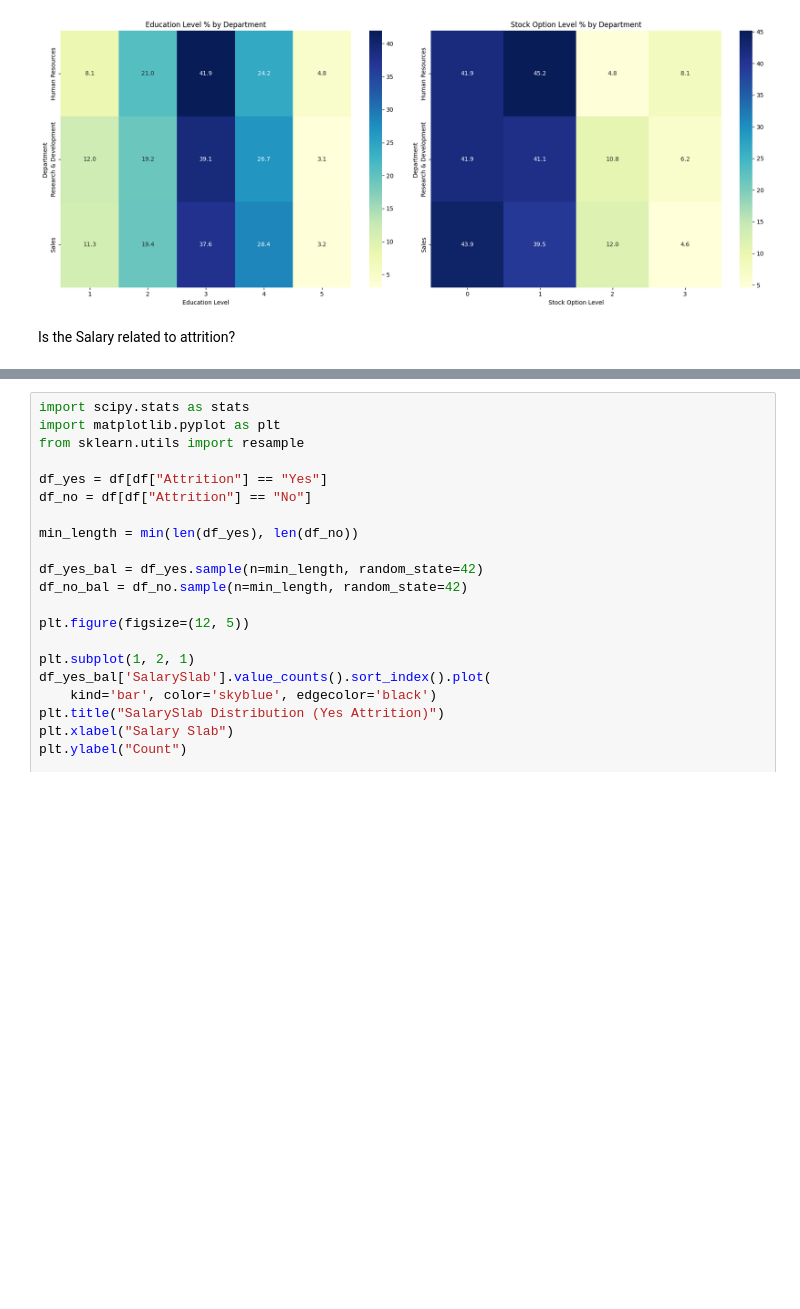
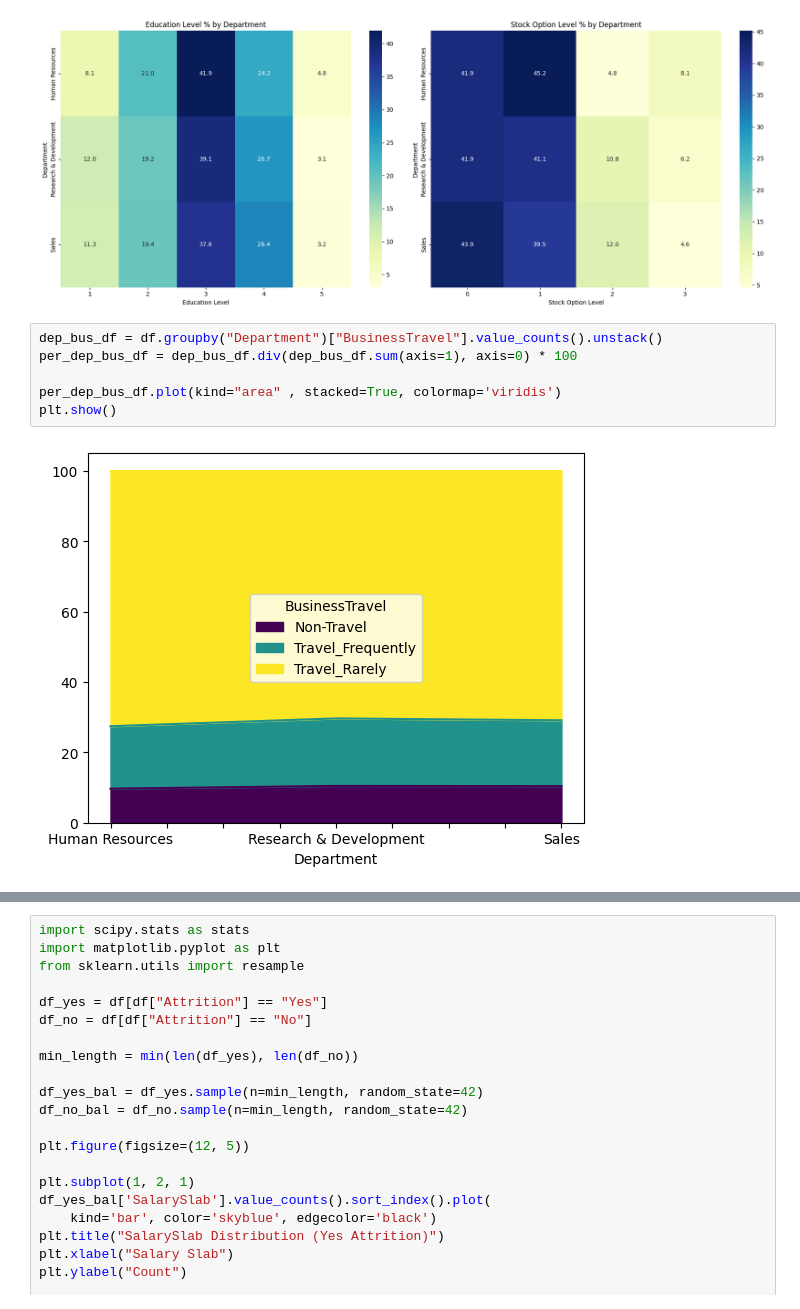
Before and after one commit to Seiflegnioui/Data-Humain_Resource_Analytics-, a Jupyter notebook: app.ipynb, the cells around one changed output, grey strips where cells are left out. Cells and saved outputs as stored; diff of their text form; blank space fills up the shorter version.

```diff
--- a/app.ipynb
+++ b/app.ipynb
@@ -235,5 +282,11 @@ plt.tight_layout()
 plt.show()
 # %% [output]
 [figure]
-# %% [markdown]
-Is the Salary related to attrition?
+# %%
+dep_bus_df = df.groupby("Department")["BusinessTravel"].value_counts().unstack()
+per_dep_bus_df = dep_bus_df.div(dep_bus_df.sum(axis=1), axis=0) * 100
+
+per_dep_bus_df.plot(kind="area" , stacked=True, colormap='viridis')
+plt.show()
+# %% [output]
+[figure, added]
```
Also changed, not shown: parts of 7 cells of this notebook.
